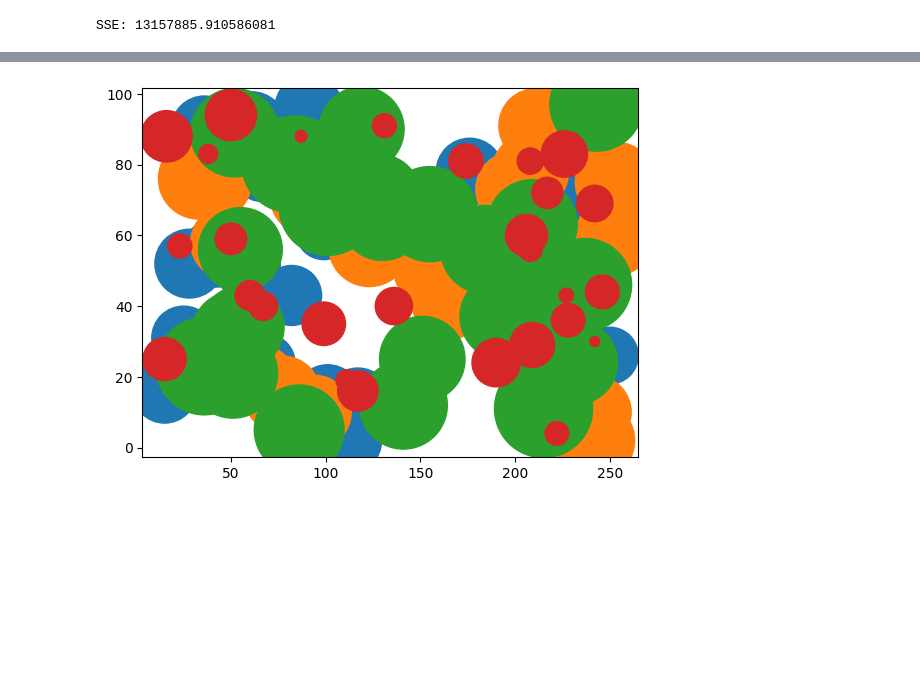
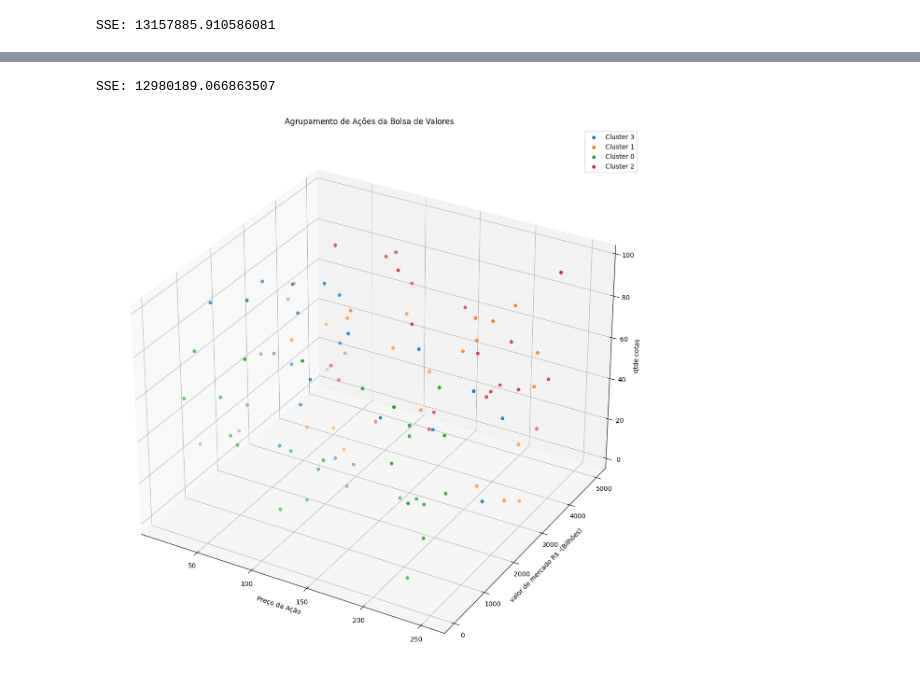
Before and after one commit to YuriHenriqueRezende/Big_Data, a Jupyter notebook: somativa.ipynb, the cells around one changed output, grey strips where cells are left out. Drawn from its saved outputs; the diff is of its cells as text; code cells hidden in the pictures; blank space fills up the shorter version.

```diff
--- a/somativa.ipynb
+++ b/somativa.ipynb
@@ -122,8 +160,33 @@ SSE: 3006877.0490753655
-# %%
-for cluster in df['Cluster'].unique():
-    cluster_data = df[df['Cluster'] == cluster]
-    plt.scatter(cluster_data['preço ação R$'], cluster_data['qtde cotas'], cluster_data['valor de mercado R$ -(Bilhões)'], label=f'Cluster {cluster}')
-
-plt.show()
-# %% [output]
-[figure, removed]
+# %%
+kmeans = KMeans(n_clusters=4)
+kmeans.fit(df)
+sse = kmeans.inertia_ #métrica para avaliar o desempenho do cluster
+print(f"SSE: {sse}")
+labels = kmeans.labels_ #armazenar os rotulos dos dados
+centroids = kmeans.cluster_centers_ #armazena o centro dos clusteres
+df['Cluster'] = kmeans.labels_
+fig = plt.figure(figsize=(15,15))
+ax = fig.add_subplot(111, projection='3d')
+
+
+
+
+for cluster in df['Cluster'].unique():
+    cluster_data = df[df['Cluster'] == cluster]
+    ax.scatter(cluster_data['preço ação R$'], cluster_data['valor de mercado R$ -(Bilhões)'], cluster_data['qtde cotas'], label=f'Cluster {cluster}')
+
+
+    # fig, ax = plt.subplots(figsize=(10,6))
+    # ax.scatter(cluster_data['preço ação R$'], cluster_data['qtde cotas'], cluster_data['valor de mercado R$ -(Bilhões)'], label=f'Cluster {cluster}')
+
+
+ax.set_xlabel('Preço da Ação')
+ax.set_ylabel('valor de mercado R$ -(Bilhões)')
+ax.set_zlabel('qtde cotas')
+ax.set_title(f'Agrupamento de Ações da Bolsa de Valores ')
+
+plt.legend()
+plt.show()
+# %% [output]
+SSE: 12980189.066863507
+[figure, added]
```
Also changed, not shown: parts of 7 cells of this notebook.
